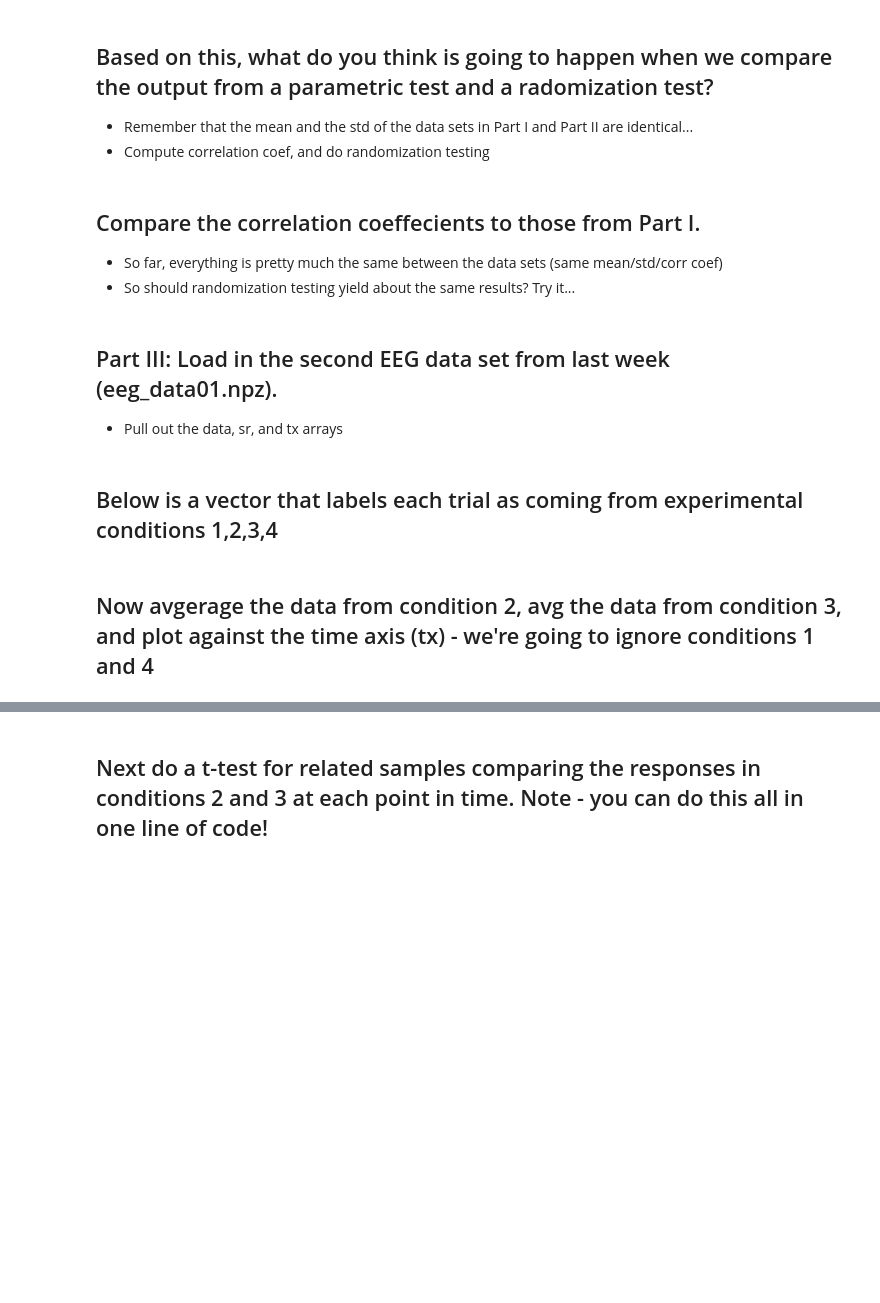
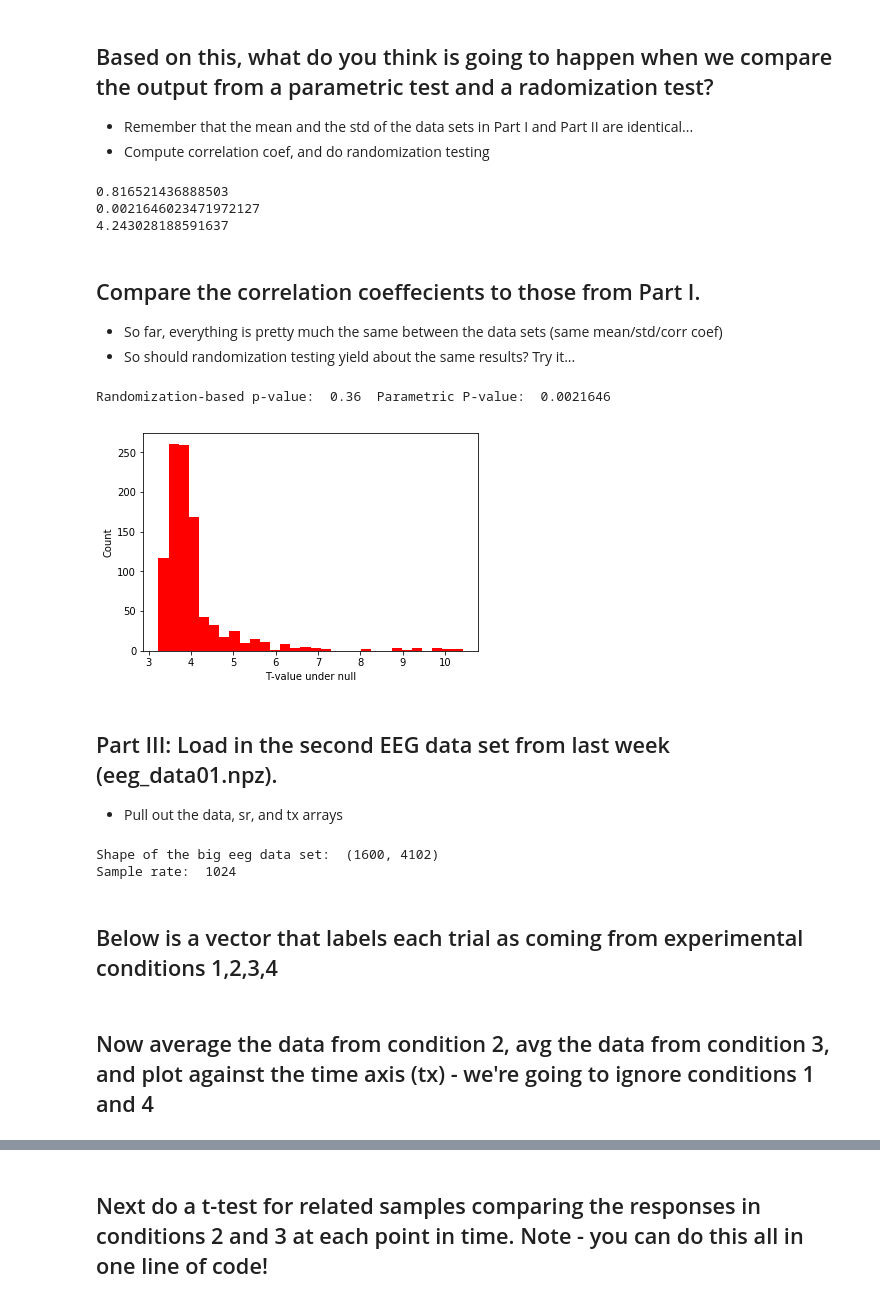
Before and after one commit to kkuhn472/PSYC-NEU-231, a Jupyter notebook: Tutorial031_Exercises_InClass.ipynb, the cells around one changed output, grey strips where cells are left out. Saved outputs shown, nothing was run; the diff lists cells and outputs as text; code cells hidden in the pictures; blank space fills up the shorter version.

```diff
--- a/Tutorial031_Exercises_InClass.ipynb
+++ b/Tutorial031_Exercises_InClass.ipynb
@@ -87,10 +133,52 @@ d2 = np.array([6.58, 5.76, 7.71, 8.84, 8.47, 7.04, 5.25, 12.5, 5.56, 7.91, 6.89]
 ## Based on this, what do you think is going to happen when we compare the output from a parametric test and a radomization test?
 * Remember that the mean and the std of the data sets in Part I and Part II are identical...
 * Compute correlation coef, and do randomization testing
+# %%
+corr = stats.pearsonr(d1, d2)[0]
+print(corr)
+
+p_value = stats.pearsonr(d1,d2)[1]
+print(p_value)
+
+t_val = (corr*np.sqrt(len(d1)-2)) / np.sqrt(1-corr**2)
+print(t_val)
+# %% [output]
+0.816521436888503
+0.0021646023471972127
+4.243028188591637
 # %% [markdown]
 ## Compare the correlation coeffecients to those from Part I.
 * So far, everything is pretty much the same between the data sets (same mean/std/corr coef)
 * So should randomization testing yield about the same results? Try it...
+# %%
+num_randomizations = 1000
+null_t_val = np.zeros(num_randomizations)
+null_correlation = np.zeros(num_randomizations)
+tmp0 = np.zeros(N)
+tmp1 = np.zeros(N)
+
+for i in np.arange(num_randomizations):
+    for j in np.arange(N):
+        if np.random.rand(1) < .5:
+            tmp0[j] = d1[j]
+            tmp1[j] = d2[j]
+        else:
+            tmp0[j] = d2[j]
+            tmp1[j] = d1[j]
+
+    null_correlation[i] = np.corrcoef(tmp0,tmp1)[0,1]
+    null_t_val[i] = (null_correlation[i]*np.sqrt(N-2)) / np.sqrt(1-null_correlation[i]**2)
+
+rand_p_value = 2*(1-(np.sum(t_val>null_t_val) / num_randomizations))
+print('Randomization-based p-value: ', np.round(rand_p_value,8), ' Parametric P-value: ', np.round(p_value,8))
+
+plt.hist(null_t_val, color='r', alpha=1, bins=30)
+plt.xlabel('T-value under null')
+plt.ylabel('Count')
+plt.show()
+# %% [output]
+Randomization-based p-value:  0.36  Parametric P-value:  0.0021646
+[figure, added]
 # %% [markdown]
 ## Part III: Load in the second EEG data set from last week (eeg_data01.npz).
 * Pull out the data, sr, and tx arrays
@@ -100,3 +185,24 @@ eeg = np.load('eeg_data01.npz')
+# %%
+# load the data...
+eeg = np.load('eeg_data01.npz')
+
+# get the different arrays like this...kind of like a structure in matlab.
+eeg['data']
+eeg['sr']
+eeg['tx']
+
+# and can query the attributes of the data like this...which will tell us that there 1600 trials and 4102 timepoints per trial sampled
+# at 1024Hz
+print('Shape of the big eeg data set: ', eeg['data'].shape)
+print('Sample rate: ', eeg['sr'])
+
+# and if you want to save some typing, especially because we only have a few variables, you reassign the different arrays like this
+data = eeg['data']
+sr = eeg['sr']
+tx = eeg['tx']
+# %% [output]
+Shape of the big eeg data set:  (1600, 4102)
+Sample rate:  1024
 # %% [markdown]
 ## Below is a vector that labels each trial as coming from experimental conditions 1,2,3,4
 # %%
@@ -104,4 +210,4 @@ N = data.shape[0]
 num_samp_cond = int(N/4)
 cond = np.hstack((np.ones(num_samp_cond), np.ones(num_samp_cond)*2, np.ones(num_samp_cond)*3, np.ones(num_samp_cond)*4))
 # %% [markdown]
-## Now avgerage the data from condition 2, avg the data from condition 3, and plot against the time axis (tx) - we're going to ignore conditions 1 and 4
+## Now average the data from condition 2, avg the data from condition 3, and plot against the time axis (tx) - we're going to ignore conditions 1 and 4
```
Also changed, not shown: parts of 13 cells of this notebook, 1 other file.
